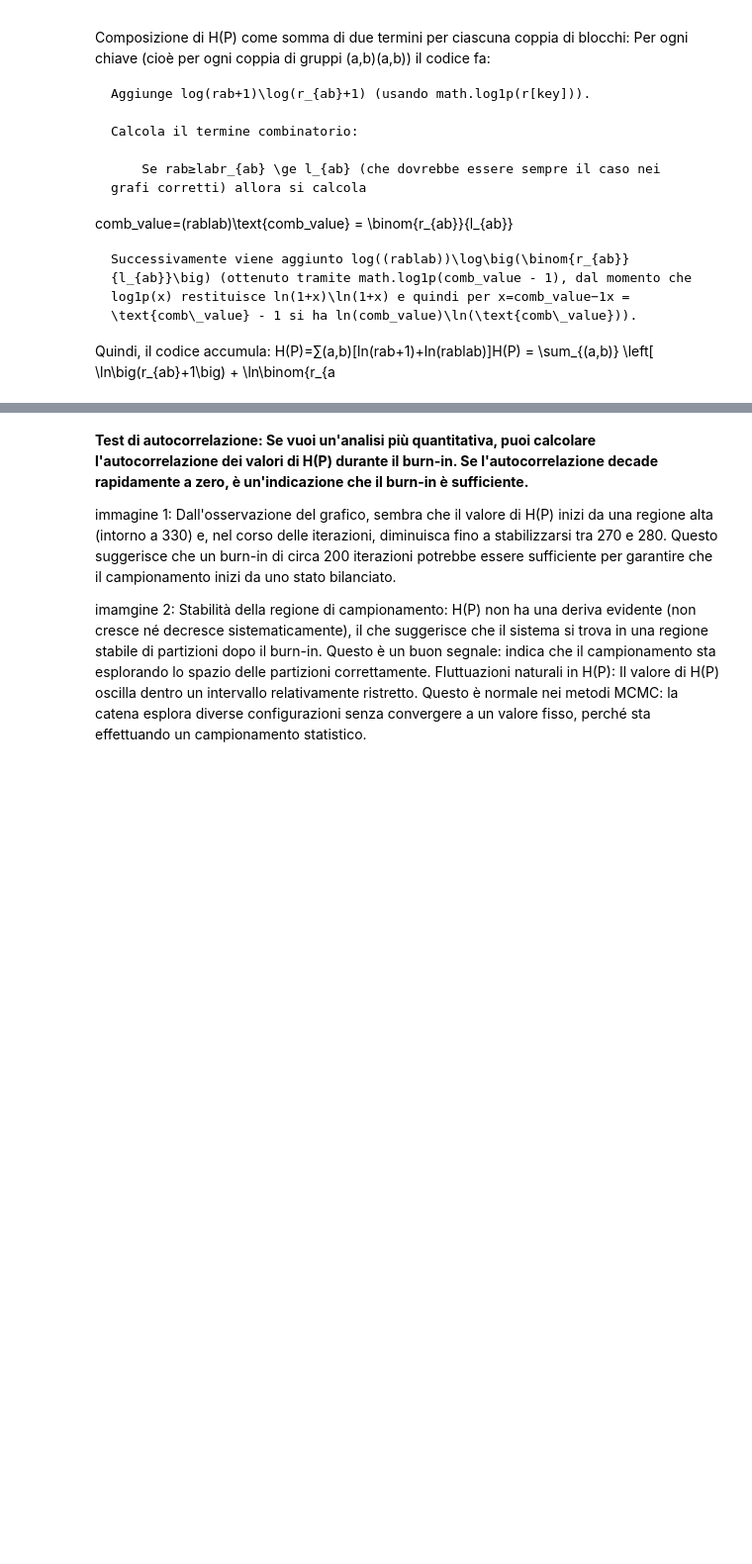
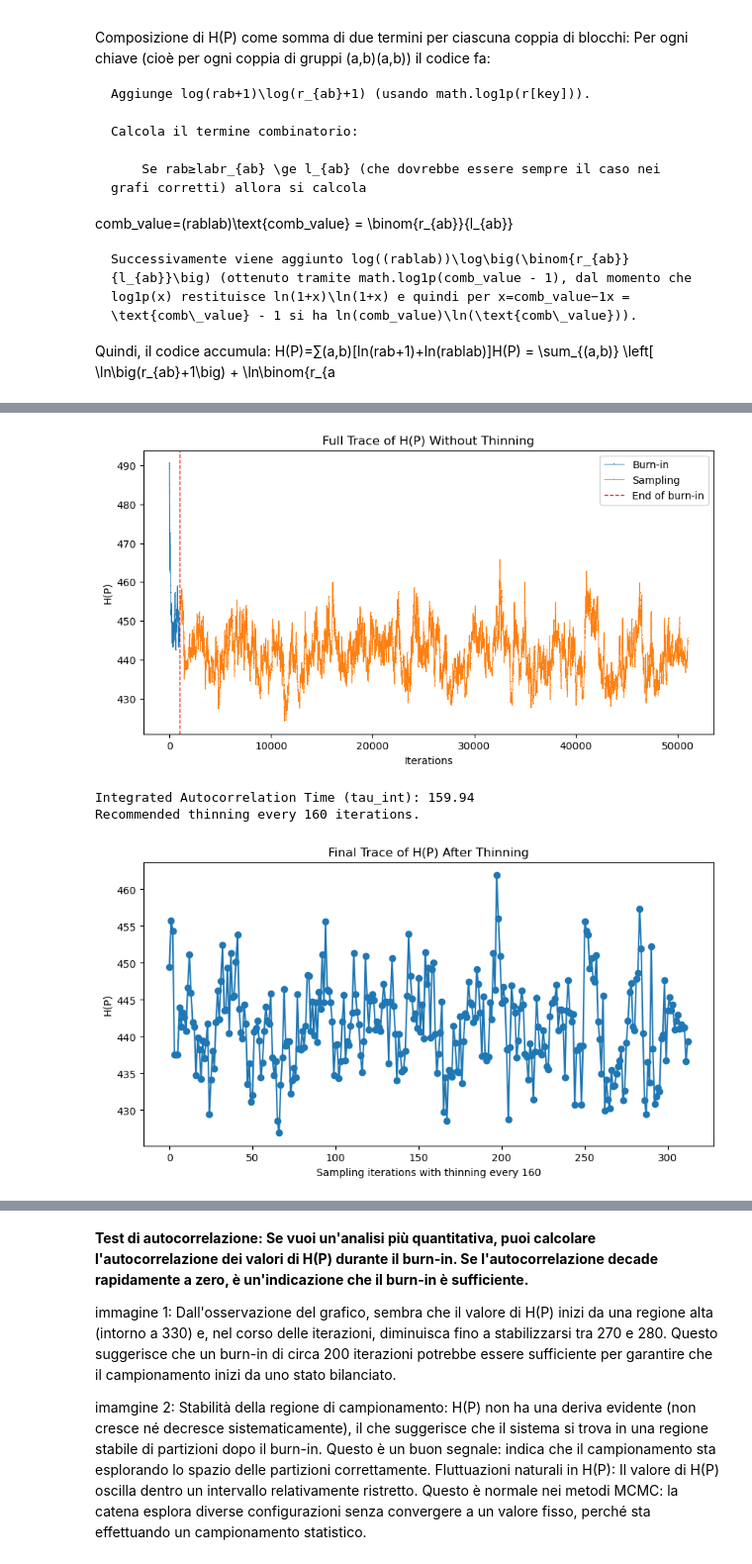
Before and after one commit to EugeniaBoccanera/Information-Theory-Project, a Jupyter notebook: main_metropolis_lu.ipynb, the cells around one changed output, grey strips where cells are left out. Shown at 99% size. Cells and saved outputs as stored; diff of their text form; code cells hidden in the pictures; blank space fills up the shorter version.

```diff
--- a/main_metropolis_lu.ipynb
+++ b/main_metropolis_lu.ipynb
@@ -281 +402,30 @@ def estimate_link_reliability(G, partitions):
+# %%
+# Perform MCMC sampling on the observed network partitions, collecting the trace of H(P)
+partitions, H_burn_in, H_full_trace = mcmc_trace_H(G_obs, equilibration=1000, num_samples=50000)
+
+# Plot the H(P) trace
+plot_H_trace(H_burn_in, H_full_trace)
+
+# Compute the integrated autocorrelation time
+tau_int, acfs = estimate_autocorrelation_time(H_full_trace, max_lag=100, threshold=0.05)
+print(f"Integrated Autocorrelation Time (tau_int): {tau_int:.2f}")
+
+# Choose thinning based on tau_int
+thinning_interval = math.ceil(tau_int)
+print(f"Recommended thinning every {thinning_interval} iterations.")
+
+
+
+# Apply thinning to H(P) samples
+H_final = H_full_trace[::thinning_interval]
+# Apply thinning to partitions to obtain independent samples
+partitions_thinned = partitions[::thinning_interval]
+
+# Call the function to plot the final trace of H(P)
+plot_final_H_trace(H_final, thinning_interval)
+# %% [output]
+[figure, added]
+Integrated Autocorrelation Time (tau_int): 159.94
+Recommended thinning every 160 iterations.
+[figure, added]
 # %% [markdown]
```
Also changed, not shown: parts of 52 cells of this notebook.
